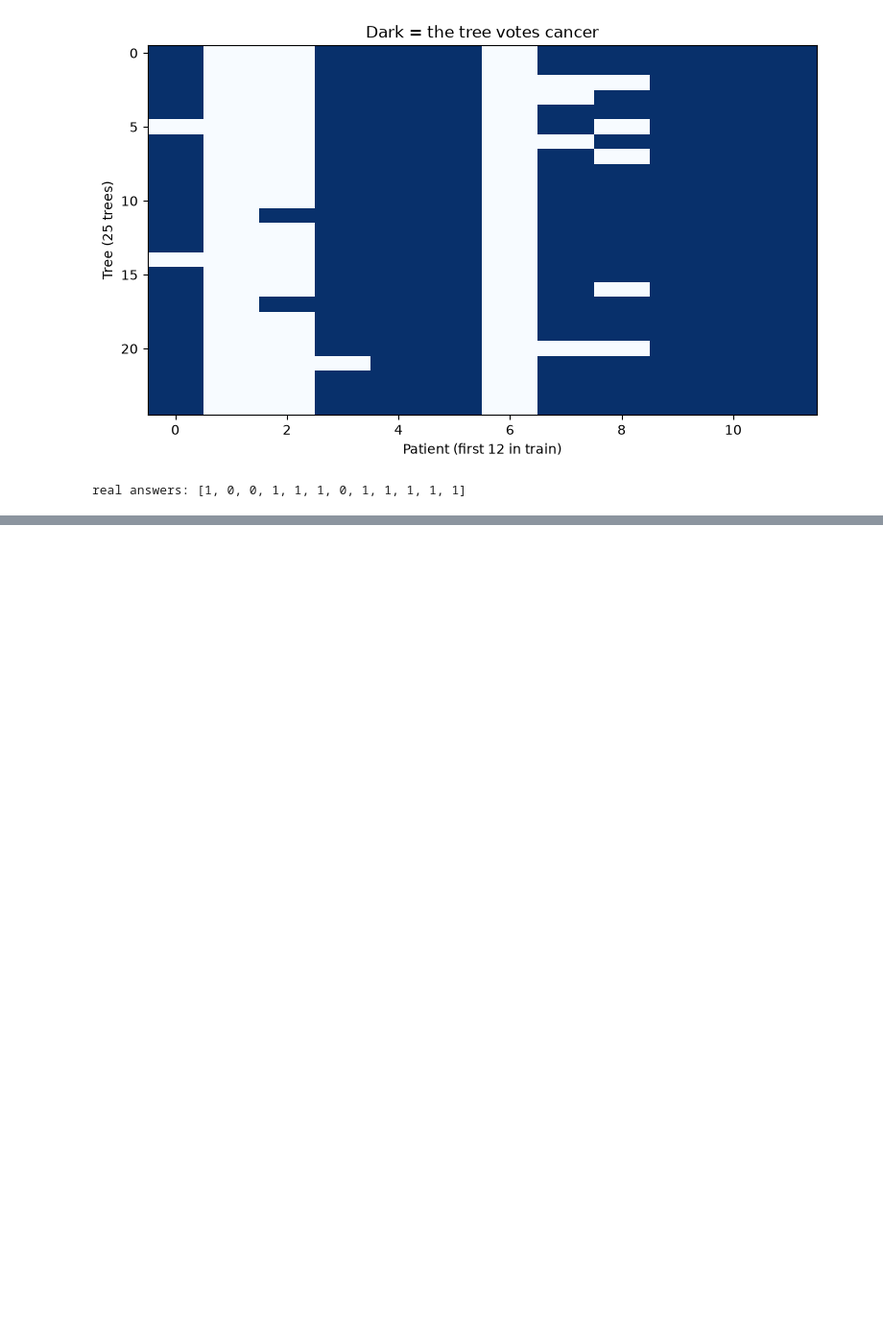
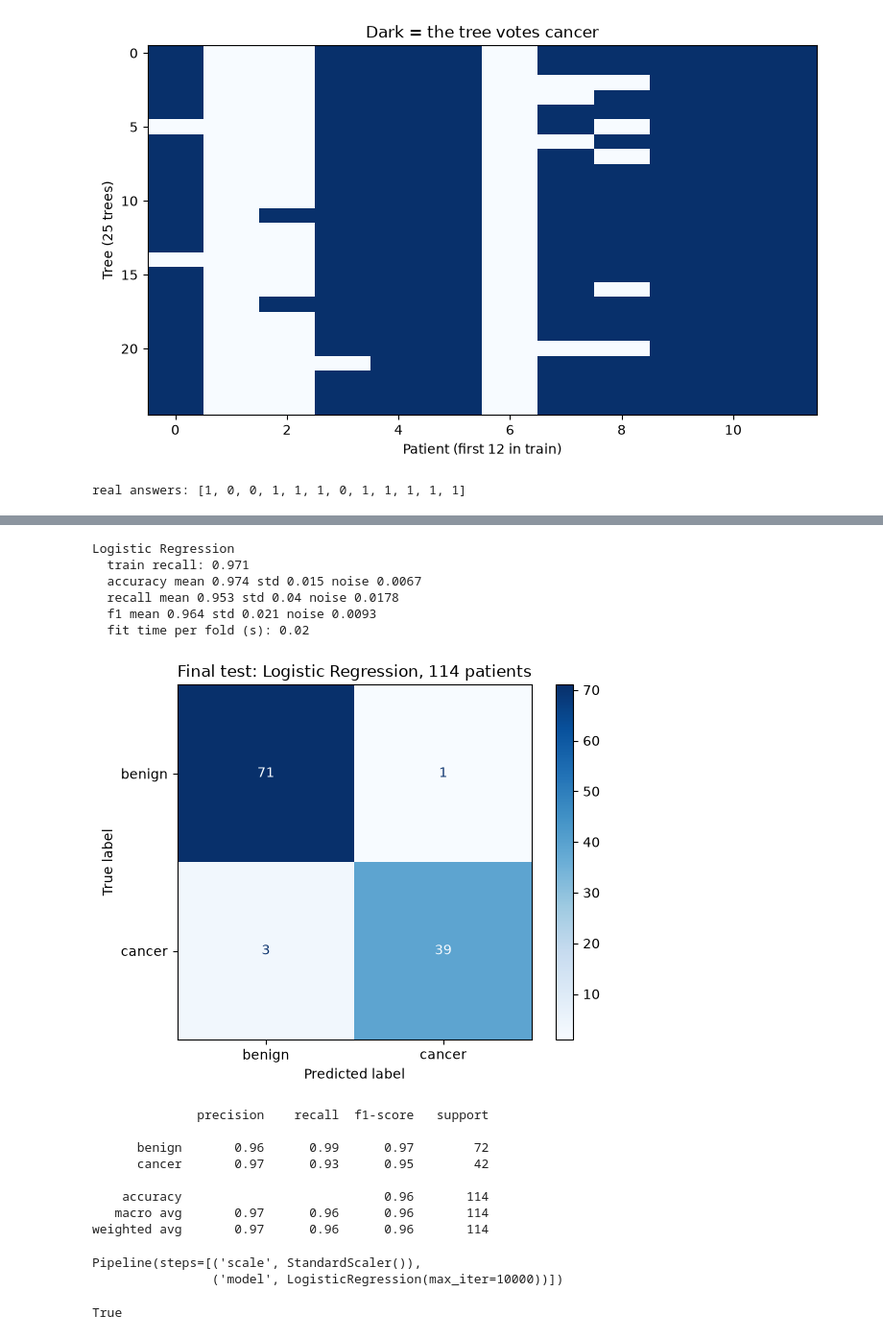
Before and after one commit to Rohitghosh14/Breast_Cancer_Ensemble, a Jupyter notebook: notebooks/01_breast_cancer.ipynb, the cells around one changed output, grey strips where cells are left out. Shown at 96% size. Cells and saved outputs as stored; diff of their text form; code cells hidden in the pictures; blank space fills up the shorter version.

Commit message:
feat: baseline, tree, forest, comparison and final test

```diff
--- a/notebooks/01_breast_cancer.ipynb
+++ b/notebooks/01_breast_cancer.ipynb
@@ -248 +248,48 @@ plt.show()
 [figure]
+# %%
+show("Logistic Regression", logreg)
+# %% [output]
+Logistic Regression
+  train recall: 0.971
+  accuracy mean 0.974 std 0.015 noise 0.0067
+  recall mean 0.953 std 0.04 noise 0.0178
+  f1 mean 0.964 std 0.021 noise 0.0093
+  fit time per fold (s): 0.02
+# %%
+from sklearn.metrics import ConfusionMatrixDisplay, classification_report
+
+logreg.fit(X_train, y_train)
+test_pred = logreg.predict(X_test)
+
+ConfusionMatrixDisplay.from_predictions(
+    y_test, test_pred, display_labels=["benign", "cancer"], cmap="Blues")
+plt.title("Final test: Logistic Regression, 114 patients")
+plt.show()
+
+print(classification_report(y_test, test_pred, target_names=["benign", "cancer"]))
+# %% [output]
+[figure, added]
+              precision    recall  f1-score   support
+
+      benign       0.96      0.99      0.97        72
+      cancer       0.97      0.93      0.95        42
+
+    accuracy                           0.96       114
+   macro avg       0.97      0.96      0.96       114
+weighted avg       0.97      0.96      0.96       114
+# %%
+logreg
+# %% [output]
+Pipeline(steps=[('scale', StandardScaler()),
+                ('model', LogisticRegression(max_iter=10000))])
+# %%
+import joblib
+import os
+
+os.makedirs("../models", exist_ok=True)
+joblib.dump(logreg, "../models/breast_cancer_logreg.joblib")
+
+loaded = joblib.load("../models/breast_cancer_logreg.joblib")
+print((loaded.predict(X_test) == test_pred).all())
+# %% [output]
+True
```
Also changed, not shown: parts of 3 cells of this notebook, 2 other files.
